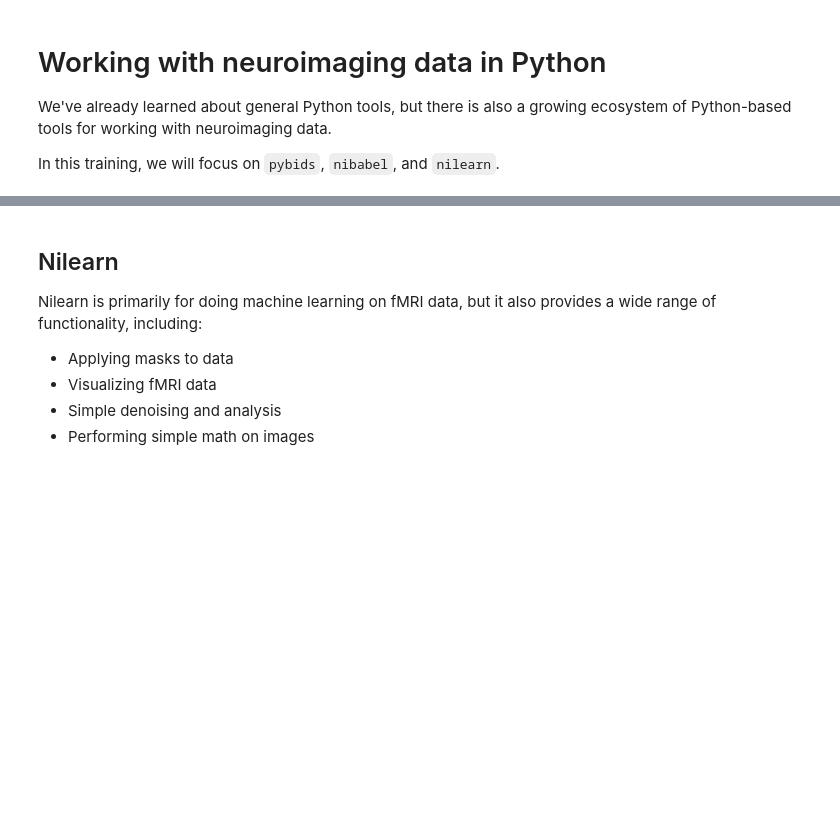
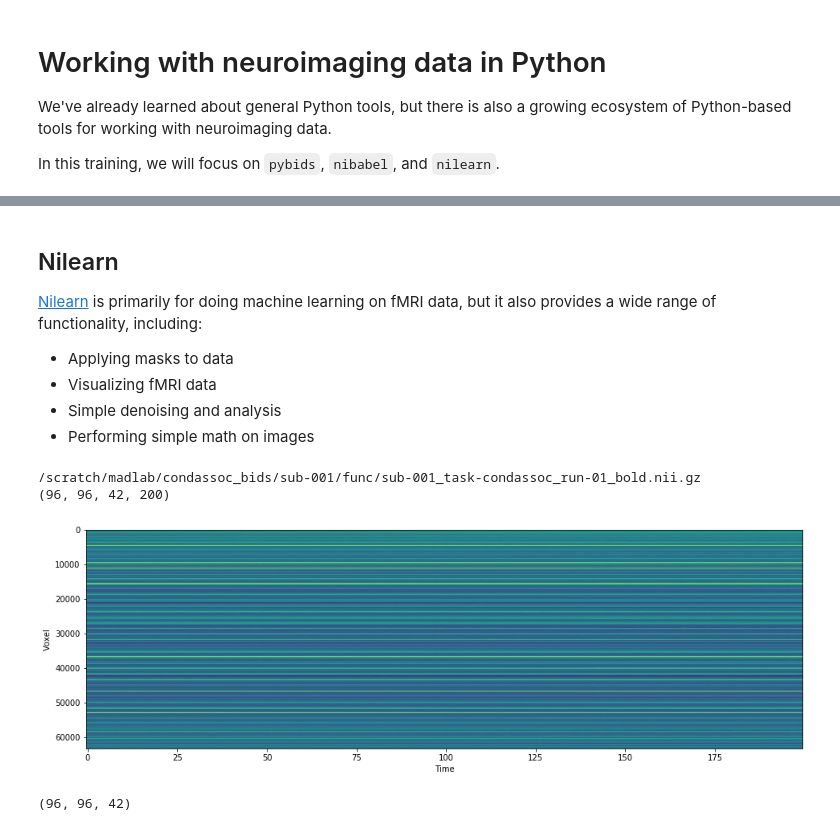
Before and after one commit to fiuneuro/training-week-2019, a Jupyter notebook: day5/01_neuroimaging_in_python.ipynb, the cells around one changed output, grey strips where cells are left out. Saved outputs shown, nothing was run; the diff lists cells and outputs as text; code cells hidden in the pictures; blank space fills up the shorter version.

```diff
--- a/day5/01_neuroimaging_in_python.ipynb
+++ b/day5/01_neuroimaging_in_python.ipynb
@@ -19,4 +19,4 @@ With PyBIDS, you can:
 # %%
 from bids import BIDSLayout
 # %%
-dset = BIDSLayout(dataset_folder)
+layout = BIDSLayout(dataset_folder, validate=False)
@@ -28,6 +92,6 @@ import nibabel as nib
 # %% [markdown]
 ## Nilearn
-Nilearn is primarily for doing machine learning on fMRI data, but it also provides a wide range of functionality, including:
+[Nilearn](http://nilearn.github.io) is primarily for doing machine learning on fMRI data, but it also provides a wide range of functionality, including:
 - Applying masks to data
 - Visualizing fMRI data
 - Simple denoising and analysis
@@ -35,3 +99,24 @@ Nilearn is primarily for doing machine learning on fMRI data, but it also provid
 # %%
 import nilearn as nl
 from nilearn import masking
+# %%
+# Grab a random functional file from the dataset
+f = layout.get(suffix='bold', extension='nii.gz')[0].path
+print(f)
+print(nib.load(f).shape)
+# %% [output]
+/scratch/madlab/condassoc_bids/sub-001/func/sub-001_task-condassoc_run-01_bold.nii.gz
+(96, 96, 42, 200)
+# %%
+mask = masking.compute_epi_mask(f)
+# %%
+data = masking.apply_mask(f, mask)
+# %%
+import matplotlib.pyplot as plt
+fig, ax = plt.subplots(figsize=(16, 5))
+ax.imshow(data.T, aspect='auto')
+ax.set_xlabel('Time')
+ax.set_ylabel('Voxel')
+fig.show()
+# %% [output]
+[figure, added]
@@ -37,0 +125,5 @@ from nilearn import masking
+# %%
+first_volume = image.index_img(f, 0)
+print(first_volume.shape)
+# %% [output]
+(96, 96, 42)
```
Also changed, not shown: parts of 14 cells of this notebook.
